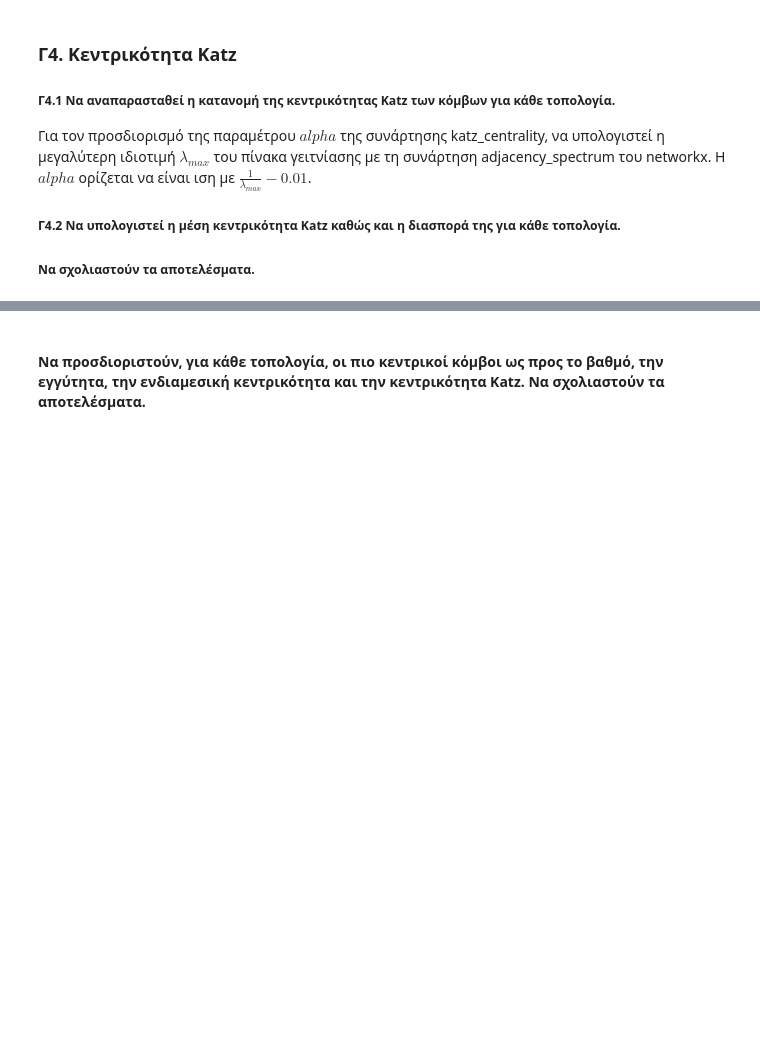
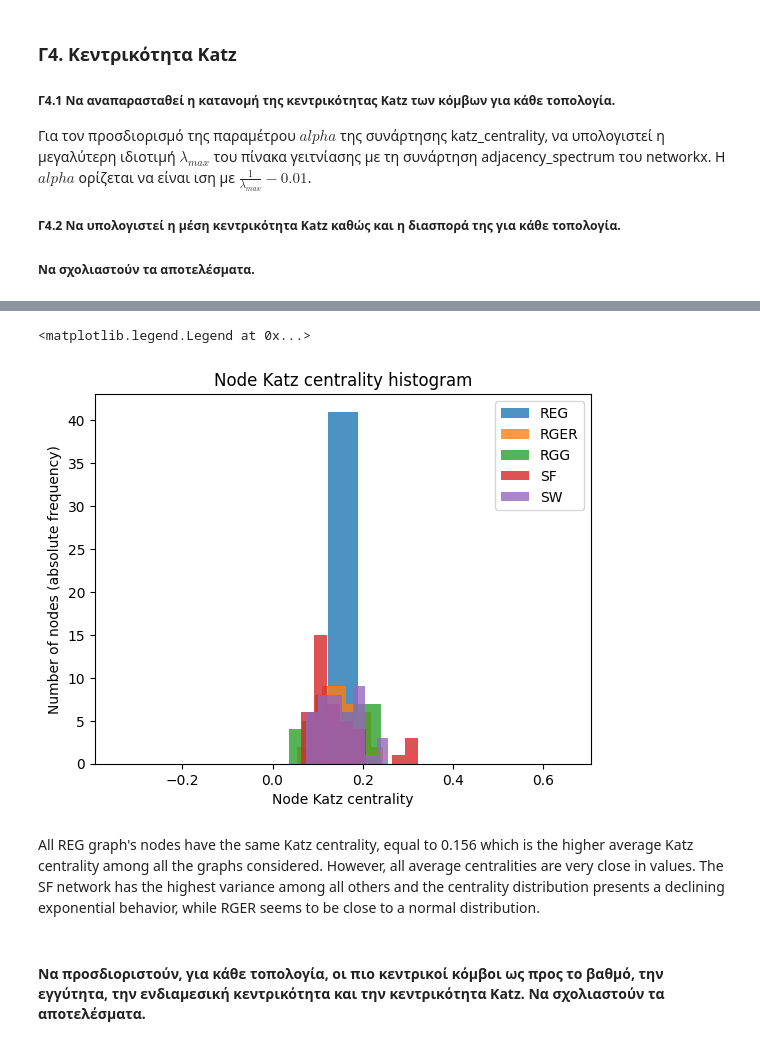
Before and after one commit to billdepo/Social-Networks-Analysis, a Jupyter notebook: lab1/lab1_student_version_Depastas.ipynb, the cells around one changed output, grey strips where cells are left out. Drawn from its saved outputs; the diff is of its cells as text; code cells hidden in the pictures; blank space fills up the shorter version.

```diff
--- a/lab1/lab1_student_version_Depastas.ipynb
+++ b/lab1/lab1_student_version_Depastas.ipynb
@@ -880,2 +913,17 @@ def find_katz(G):
+# %%
+graphs: tuple[nx.Graph] = (REG, RGER, RGG, SF, SW)
+graphs_names: list[str] = (G.graph['name'] for G in graphs)
+
+for graph in graphs:
+    if graph == REG:
+        find_katz(graph, n_bins=15, verbose=False, shared_hist=True) # for the REG graph use 15 bins instead of automatically defining them, otherwise a single bin is used by the 'auto' option set as default value in the function
+    else:
+        find_katz(graph, verbose=False, shared_hist=True)
+plt.legend()
+# %% [output]
+<matplotlib.legend.Legend at 0x...>
+[figure, added]
+# %% [markdown]
+All REG graph's nodes have the same Katz centrality, equal to 0.156 which is the higher average Katz centrality among all the graphs considered. However, all average centralities are very close in values. The SF network has the highest variance among all others and the centrality distribution presents a declining exponential behavior, while RGER seems to be close to a normal distribution.
 # %% [markdown]
 #### Να προσδιοριστούν, για κάθε τοπολογία, οι πιο κεντρικοί κόμβοι ως προς το βαθμό, την εγγύτητα, την ενδιαμεσική κεντρικότητα και την κεντρικότητα Katz. Να σχολιαστούν τα αποτελέσματα.
```
Also changed, not shown: parts of 32 cells of this notebook.
